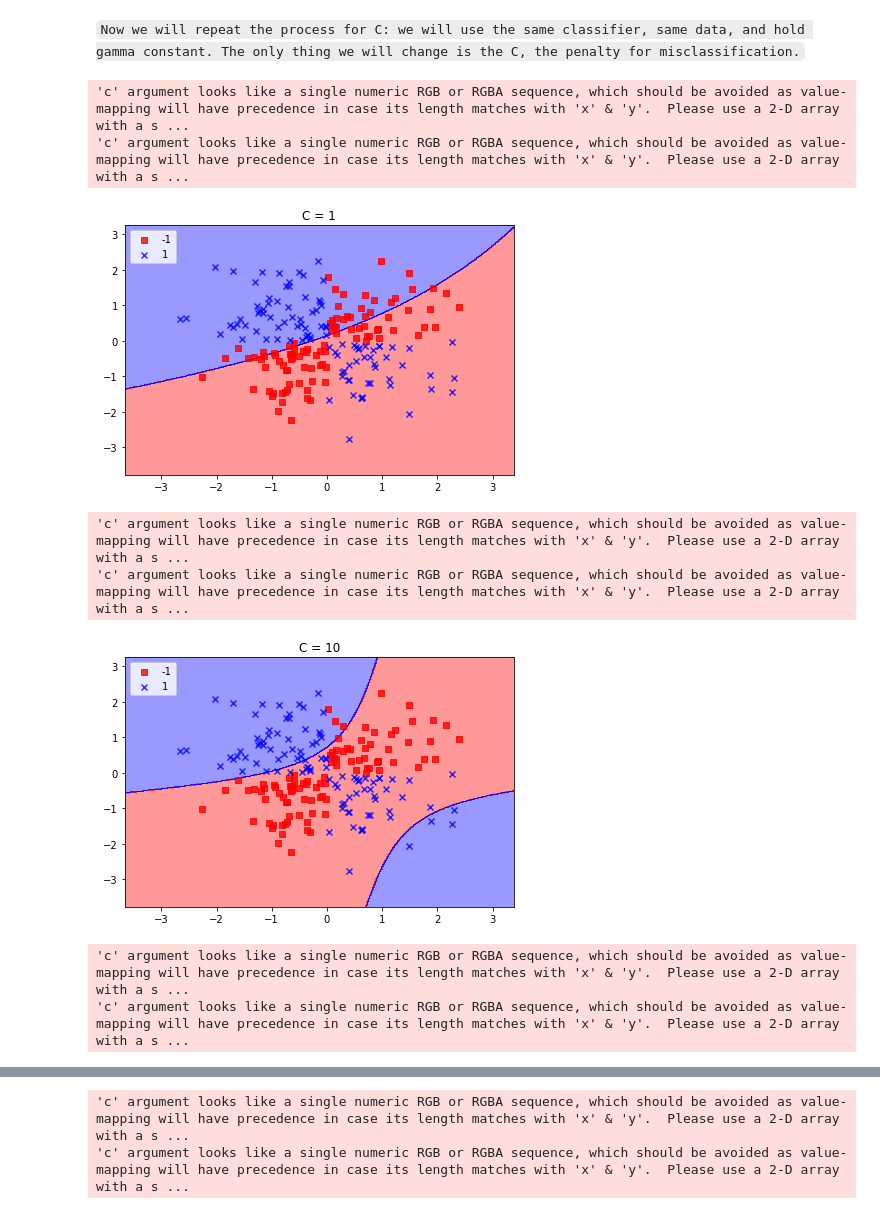
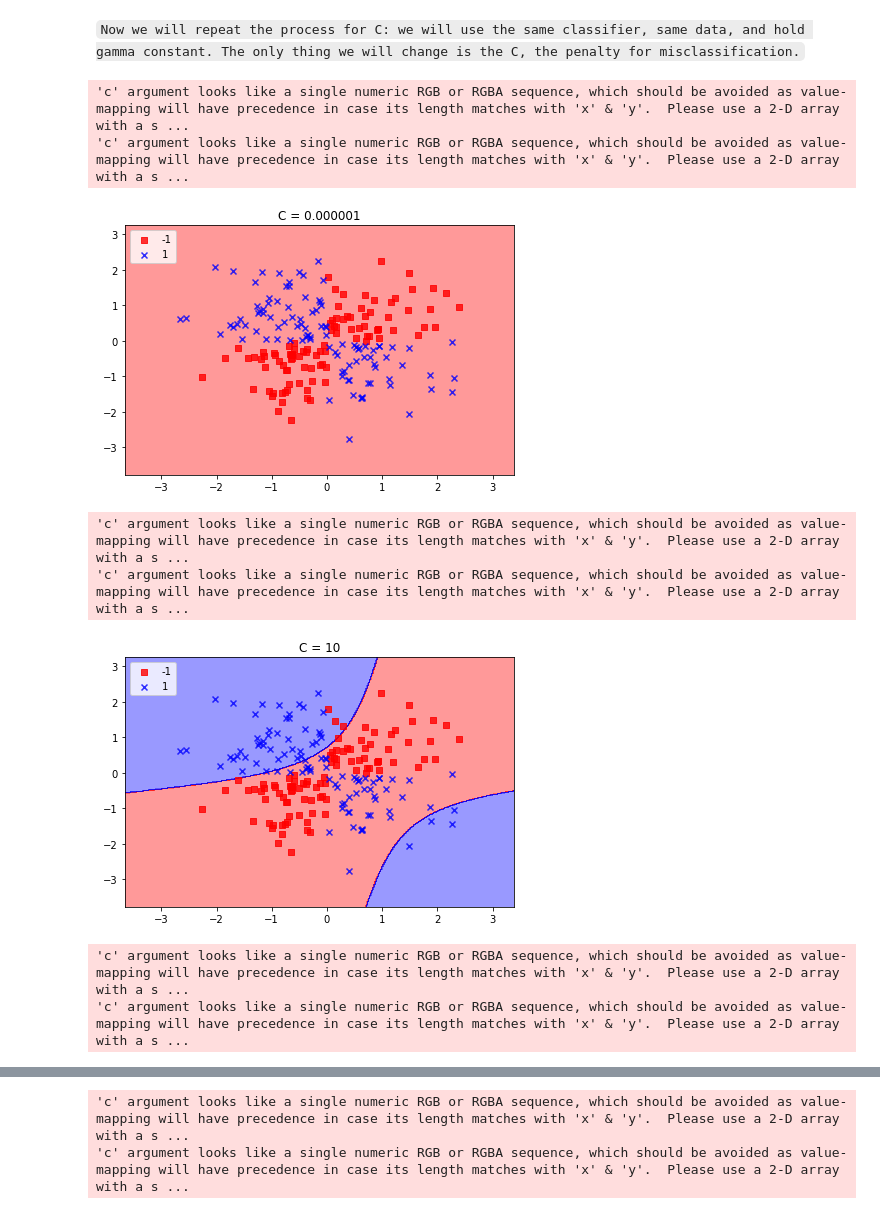
Before and after one commit to Mohamed209/machine-learning-course, a Jupyter notebook: Chapter_4_supervised_learning/3_support-vector-machine/2_example_with_python_code/SVM_parameters_tuning.ipynb, the cells around one changed output, grey strips where cells are left out. Drawn from its saved outputs; the diff is of its cells as text; code cells hidden in the pictures.

```diff
--- a/Chapter_4_supervised_learning/3_support-vector-machine/2_example_with_python_code/SVM_parameters_tuning.ipynb
+++ b/Chapter_4_supervised_learning/3_support-vector-machine/2_example_with_python_code/SVM_parameters_tuning.ipynb
@@ -101,7 +102,7 @@ plt.show()
 <img src='../../../images/rbf.png'>
 # %%
 # Create a SVC classifier using an RBF kernel
-svm = SVC(kernel='rbf', random_state=0, gamma=.01, C=1)
+svm = SVC(kernel='rbf', random_state=0, gamma=.000001, C=1)
 # Train the classifier
 svm.fit(X_xor, y_xor)
 
@@ -160,7 +161,7 @@ plt.show()
 # %% [markdown]
 `Now we will repeat the process for C: we will use the same classifier, same data, and hold gamma constant. The only thing we will change is the C, the penalty for misclassification.`
 # %%
-svm = SVC(kernel='rbf', random_state=0, gamma=.01, C=1)
+svm = SVC(kernel='rbf', random_state=0, gamma=.01, C=0.000001)
 # Train the classifier
 svm.fit(X_xor, y_xor)
 
@@ -168,7 +169,7 @@ svm.fit(X_xor, y_xor)
 plot_decision_regions(X_xor, y_xor, classifier=svm)
 plt.legend(loc='upper left')
 plt.tight_layout()
-plt.title('C = 1')
+plt.title('C = 0.000001')
 plt.show()
 
 svm = SVC(kernel='rbf', random_state=0, gamma=.01, C=10)
@@ -179,34 +180,34 @@ svm.fit(X_xor, y_xor)
 plot_decision_regions(X_xor, y_xor, classifier=svm)
 plt.legend(loc='upper left')
 plt.tight_layout()
 plt.title('C = 10')
 plt.show()
 
 svm = SVC(kernel='rbf', random_state=0, gamma=.01, C=1000)
 # Train the classifier
 svm.fit(X_xor, y_xor)
 
 # Visualize the decision boundaries
 plot_decision_regions(X_xor, y_xor, classifier=svm)
 plt.legend(loc='upper left')
 plt.tight_layout()
 plt.title('C = 1000')
 plt.show()
 # Create a SVC classifier using an RBF kernel
 svm = SVC(kernel='rbf', random_state=0, gamma=.01, C=100000)
 # Train the classifier
 svm.fit(X_xor, y_xor)
 
 # Visualize the decision boundaries
 plot_decision_regions(X_xor, y_xor, classifier=svm)
 plt.legend(loc='upper left')
 plt.tight_layout()
 plt.title('C = 100000')
 plt.show()
 # %% [output]
 'c' argument looks like a single numeric RGB or RGBA sequence, which should be avoided as value-mapping will have precedence in case its length matches with 'x' & 'y'.  Please use a 2-D array with a s ...
 'c' argument looks like a single numeric RGB or RGBA sequence, which should be avoided as value-mapping will have precedence in case its length matches with 'x' & 'y'.  Please use a 2-D array with a s ...
-[figure, old version]
+[figure, new version]
 'c' argument looks like a single numeric RGB or RGBA sequence, which should be avoided as value-mapping will have precedence in case its length matches with 'x' & 'y'.  Please use a 2-D array with a s ...
 'c' argument looks like a single numeric RGB or RGBA sequence, which should be avoided as value-mapping will have precedence in case its length matches with 'x' & 'y'.  Please use a 2-D array with a s ...
 [figure]
```
Also changed, not shown: parts of 3 cells of this notebook, 1 other file.
